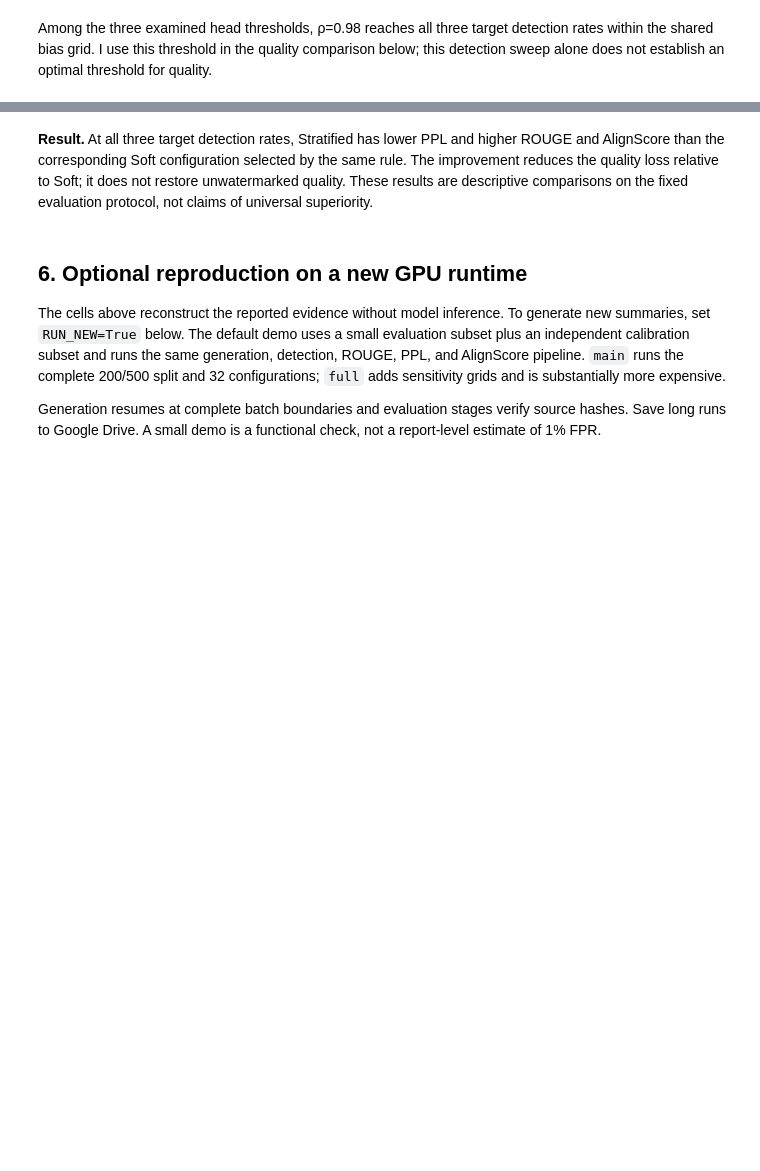
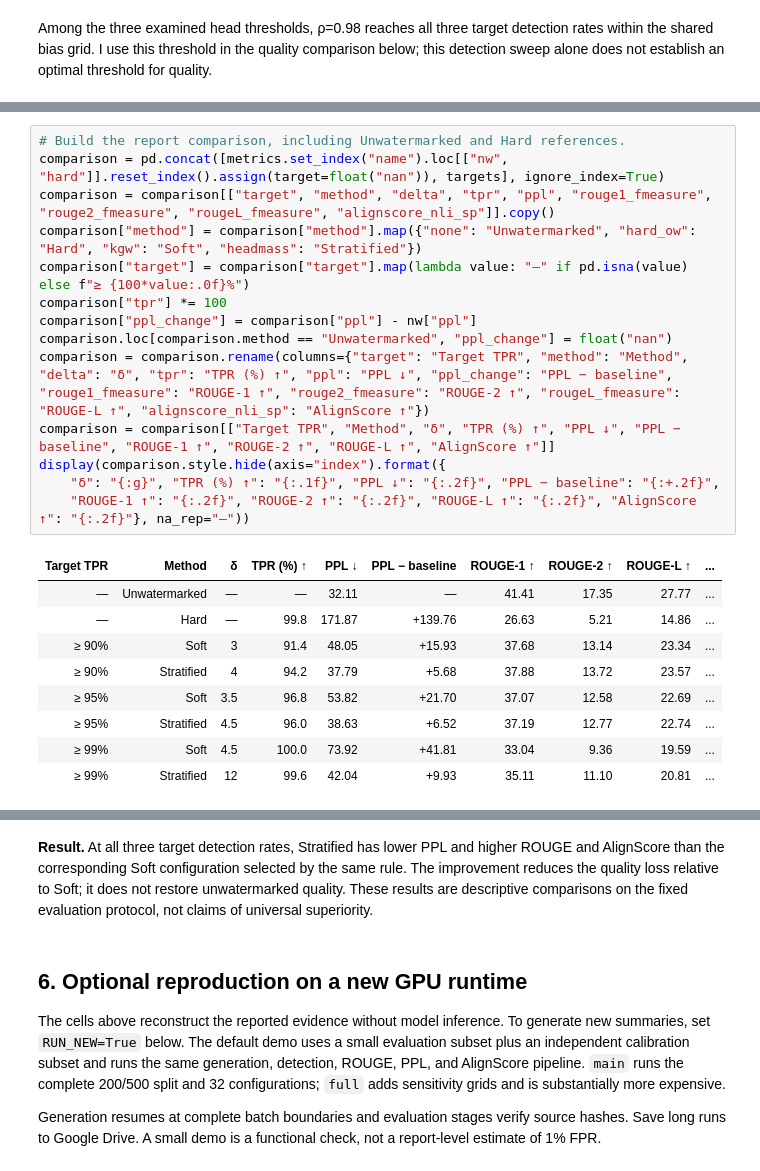
Before and after one commit to Lilaizhen/stratified-watermarking-summarization, a Jupyter notebook: Watermark_Analysis.ipynb, the cells around one changed output, grey strips where cells are left out. Drawn from its saved outputs; the diff is of its cells as text; blank space fills up the shorter version.

Commit message:
Polish research narrative and tables; save verified analysis outputs

```diff
--- a/Watermark_Analysis.ipynb
+++ b/Watermark_Analysis.ipynb
@@ -201 +247,25 @@ Among the three examined head thresholds, ρ=0.98 reaches all three target detec
+# %%
+# Build the report comparison, including Unwatermarked and Hard references.
+comparison = pd.concat([metrics.set_index("name").loc[["nw", "hard"]].reset_index().assign(target=float("nan")), targets], ignore_index=True)
+comparison = comparison[["target", "method", "delta", "tpr", "ppl", "rouge1_fmeasure", "rouge2_fmeasure", "rougeL_fmeasure", "alignscore_nli_sp"]].copy()
+comparison["method"] = comparison["method"].map({"none": "Unwatermarked", "hard_ow": "Hard", "kgw": "Soft", "headmass": "Stratified"})
+comparison["target"] = comparison["target"].map(lambda value: "—" if pd.isna(value) else f"≥ {100*value:.0f}%")
+comparison["tpr"] *= 100
+comparison["ppl_change"] = comparison["ppl"] - nw["ppl"]
+comparison.loc[comparison.method == "Unwatermarked", "ppl_change"] = float("nan")
+comparison = comparison.rename(columns={"target": "Target TPR", "method": "Method", "delta": "δ", "tpr": "TPR (%) ↑", "ppl": "PPL ↓", "ppl_change": "PPL − baseline", "rouge1_fmeasure": "ROUGE-1 ↑", "rouge2_fmeasure": "ROUGE-2 ↑", "rougeL_fmeasure": "ROUGE-L ↑", "alignscore_nli_sp": "AlignScore ↑"})
+comparison = comparison[["Target TPR", "Method", "δ", "TPR (%) ↑", "PPL ↓", "PPL − baseline", "ROUGE-1 ↑", "ROUGE-2 ↑", "ROUGE-L ↑", "AlignScore ↑"]]
+display(comparison.style.hide(axis="index").format({
+    "δ": "{:g}", "TPR (%) ↑": "{:.1f}", "PPL ↓": "{:.2f}", "PPL − baseline": "{:+.2f}",
+    "ROUGE-1 ↑": "{:.2f}", "ROUGE-2 ↑": "{:.2f}", "ROUGE-L ↑": "{:.2f}", "AlignScore ↑": "{:.2f}"}, na_rep="—"))
+# %% [output]
+| Target TPR | Method | δ | TPR (%) ↑ | PPL ↓ | PPL − baseline | ROUGE-1 ↑ | ROUGE-2 ↑ | ROUGE-L ↑ | ... |
+| — | Unwatermarked | — | — | 32.11 | — | 41.41 | 17.35 | 27.77 | ... |
+| — | Hard | — | 99.8 | 171.87 | +139.76 | 26.63 | 5.21 | 14.86 | ... |
+| ≥ 90% | Soft | 3 | 91.4 | 48.05 | +15.93 | 37.68 | 13.14 | 23.34 | ... |
+| ≥ 90% | Stratified | 4 | 94.2 | 37.79 | +5.68 | 37.88 | 13.72 | 23.57 | ... |
+| ≥ 95% | Soft | 3.5 | 96.8 | 53.82 | +21.70 | 37.07 | 12.58 | 22.69 | ... |
+| ≥ 95% | Stratified | 4.5 | 96.0 | 38.63 | +6.52 | 37.19 | 12.77 | 22.74 | ... |
+| ≥ 99% | Soft | 4.5 | 100.0 | 73.92 | +41.81 | 33.04 | 9.36 | 19.59 | ... |
+| ≥ 99% | Stratified | 12 | 99.6 | 42.04 | +9.93 | 35.11 | 11.10 | 20.81 | ... |
 # %%
```
Also changed, not shown: parts of 26 cells of this notebook.
